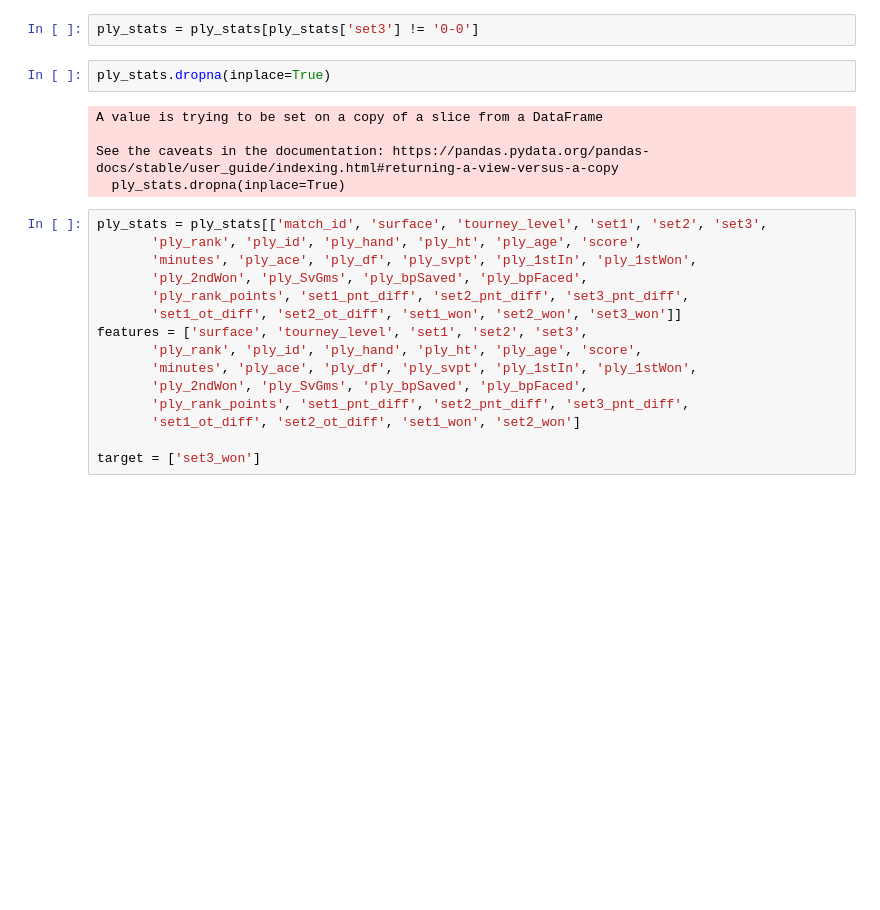
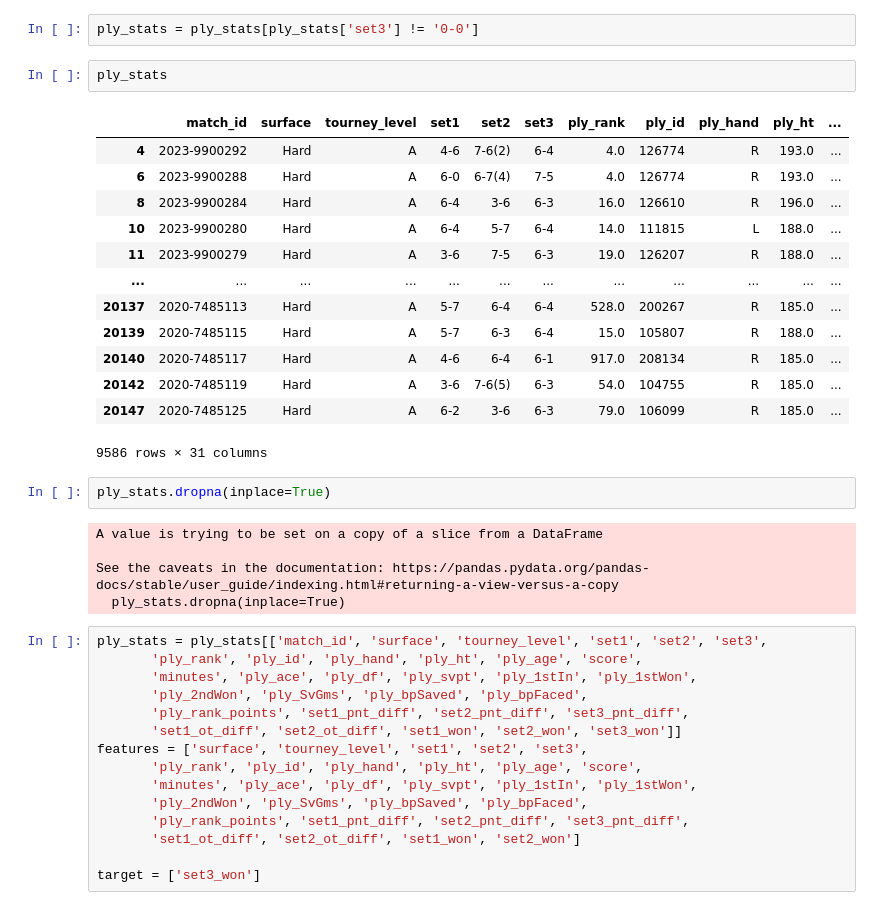
Before and after one commit to sshettyongit/ATP_dissertation, a Jupyter notebook: ML_atp.ipynb, the cells around one changed output. Saved outputs shown, nothing was run; the diff lists cells and outputs as text; blank space fills up the shorter version.

```diff
--- a/ML_atp.ipynb
+++ b/ML_atp.ipynb
@@ -385,5 +365,21 @@ atp
 # %%
 ply_stats = ply_stats[ply_stats['set3'] != '0-0']
+# %%
+ply_stats
+# %% [output]
+|  | match_id | surface | tourney_level | set1 | set2 | set3 | ply_rank | ply_id | ply_hand | ply_ht | ... |
+| 4 | 2023-9900292 | Hard | A | 4-6 | 7-6(2) | 6-4 | 4.0 | 126774 | R | 193.0 | ... |
+| 6 | 2023-9900288 | Hard | A | 6-0 | 6-7(4) | 7-5 | 4.0 | 126774 | R | 193.0 | ... |
+| 8 | 2023-9900284 | Hard | A | 6-4 | 3-6 | 6-3 | 16.0 | 126610 | R | 196.0 | ... |
+| 10 | 2023-9900280 | Hard | A | 6-4 | 5-7 | 6-4 | 14.0 | 111815 | L | 188.0 | ... |
+| 11 | 2023-9900279 | Hard | A | 3-6 | 7-5 | 6-3 | 19.0 | 126207 | R | 188.0 | ... |
+| ... | ... | ... | ... | ... | ... | ... | ... | ... | ... | ... | ... |
+| 20137 | 2020-7485113 | Hard | A | 5-7 | 6-4 | 6-4 | 528.0 | 200267 | R | 185.0 | ... |
+| 20139 | 2020-7485115 | Hard | A | 5-7 | 6-3 | 6-4 | 15.0 | 105807 | R | 188.0 | ... |
+| 20140 | 2020-7485117 | Hard | A | 4-6 | 6-4 | 6-1 | 917.0 | 208134 | R | 185.0 | ... |
+| 20142 | 2020-7485119 | Hard | A | 3-6 | 7-6(5) | 6-3 | 54.0 | 104755 | R | 185.0 | ... |
+| 20147 | 2020-7485125 | Hard | A | 6-2 | 3-6 | 6-3 | 79.0 | 106099 | R | 185.0 | ... |
+9586 rows × 31 columns
 # %%
 ply_stats.dropna(inplace=True)
 # %% [output]
```
Also changed, not shown: parts of 20 cells of this notebook, 4 other files.
